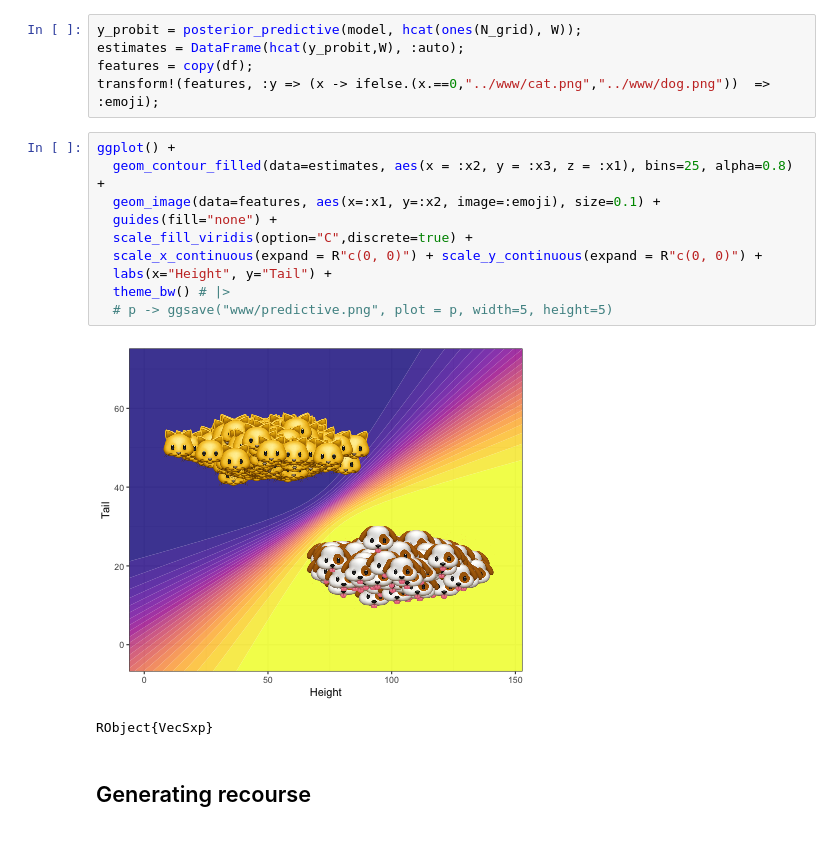
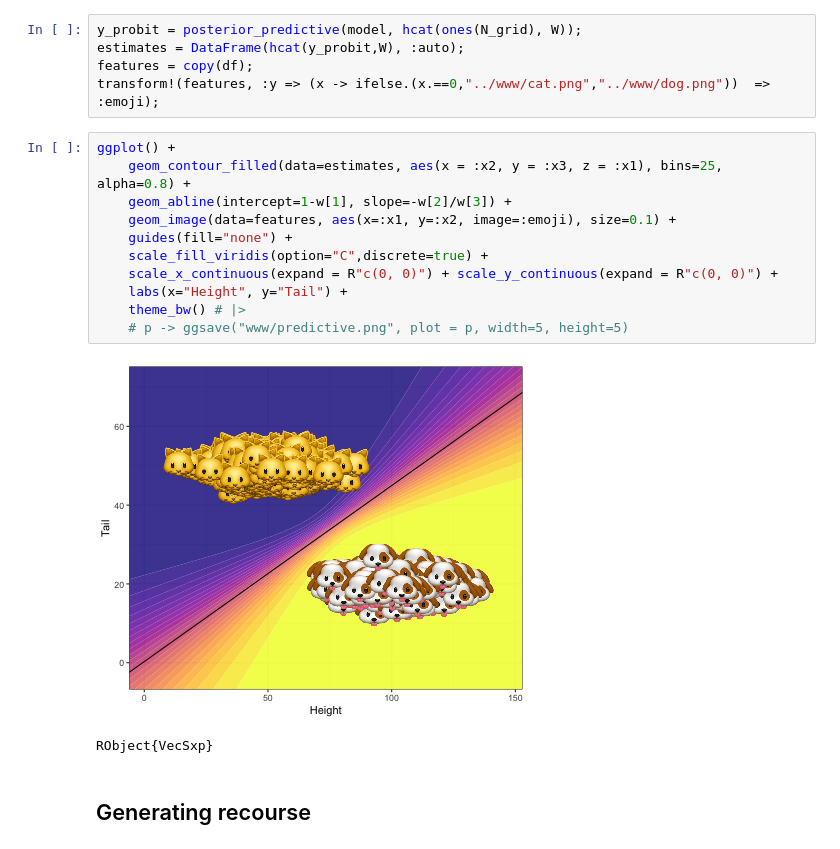
Before and after one commit to JuliaTrustworthyAI/AlgorithmicRecourseDynamics.jl, a Jupyter notebook: examples/endogenous_shifts.ipynb, the cells around one changed output. Saved outputs shown, nothing was run; the diff lists cells and outputs as text.

```diff
--- a/examples/endogenous_shifts.ipynb
+++ b/examples/endogenous_shifts.ipynb
@@ -46,16 +46,17 @@ features = copy(df);
 transform!(features, :y => (x -> ifelse.(x.==0,"../www/cat.png","../www/dog.png"))  => :emoji);
 # %%
 ggplot() +
-  geom_contour_filled(data=estimates, aes(x = :x2, y = :x3, z = :x1), bins=25, alpha=0.8) +
-  geom_image(data=features, aes(x=:x1, y=:x2, image=:emoji), size=0.1) +
-  guides(fill="none") +
-  scale_fill_viridis(option="C",discrete=true) +
-  scale_x_continuous(expand = R"c(0, 0)") + scale_y_continuous(expand = R"c(0, 0)") +
-  labs(x="Height", y="Tail") +
-  theme_bw() # |>
-  # p -> ggsave("www/predictive.png", plot = p, width=5, height=5)
+    geom_contour_filled(data=estimates, aes(x = :x2, y = :x3, z = :x1), bins=25, alpha=0.8) +
+    geom_abline(intercept=1-w[1], slope=-w[2]/w[3]) +
+    geom_image(data=features, aes(x=:x1, y=:x2, image=:emoji), size=0.1) +
+    guides(fill="none") +
+    scale_fill_viridis(option="C",discrete=true) +
+    scale_x_continuous(expand = R"c(0, 0)") + scale_y_continuous(expand = R"c(0, 0)") +
+    labs(x="Height", y="Tail") +
+    theme_bw() # |>
+    # p -> ggsave("www/predictive.png", plot = p, width=5, height=5)
 # %% [output]
-[figure, old version]
+[figure, new version]
 RObject{VecSxp}
 # %% [markdown]
 ## Generating recourse
```
Also changed, not shown: parts of 12 cells of this notebook, 5 other files.
